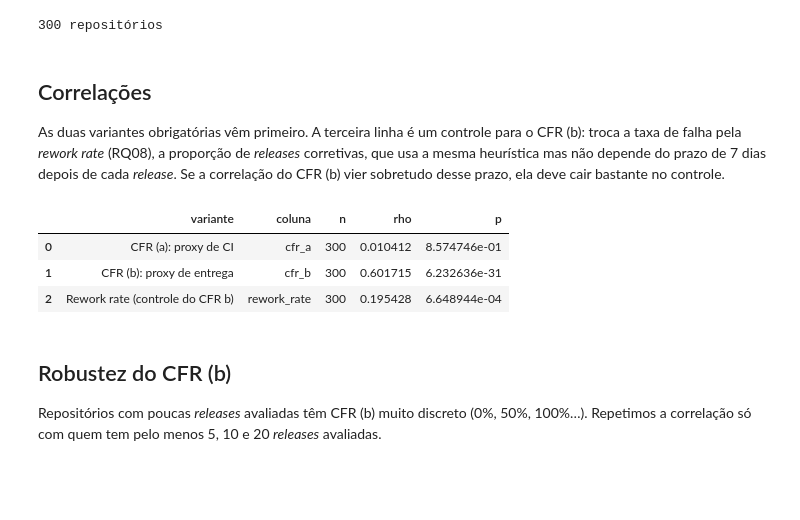
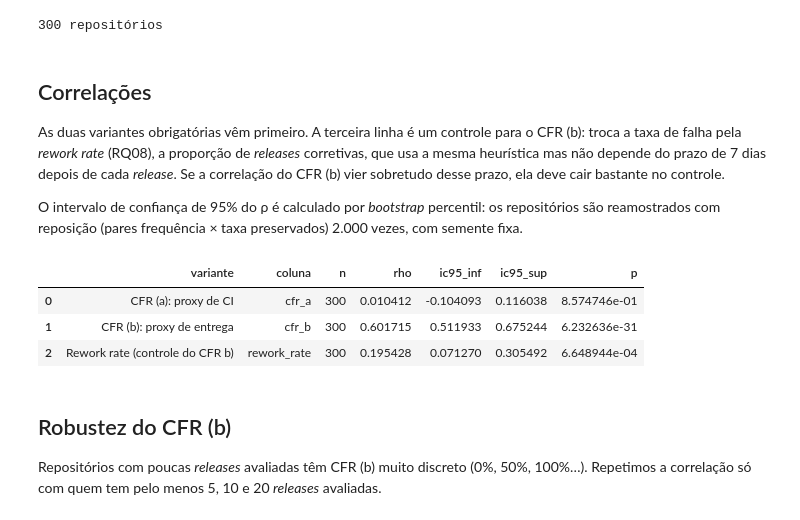
Before and after one commit to GastonZinhow/lab-experimentacao-software, a Jupyter notebook: lab03/analise/rq05_spearman.ipynb, the cells around one changed output. Cells and saved outputs as stored; diff of their text form; code cells hidden in the pictures; blank space fills up the shorter version.

Commit message:
feat(#66): intervalo de confianca do rho de Spearman

```diff
--- a/lab03/analise/rq05_spearman.ipynb
+++ b/lab03/analise/rq05_spearman.ipynb
@@ -26,25 +30,29 @@ print(f'{len(df)} repositórios')
 ## Correlações
 
 As duas variantes obrigatórias vêm primeiro. A terceira linha é um controle para o CFR (b): troca a taxa de falha pela *rework rate* (RQ08), a proporção de *releases* corretivas, que usa a mesma heurística mas não depende do prazo de 7 dias depois de cada *release*. Se a correlação do CFR (b) vier sobretudo desse prazo, ela deve cair bastante no controle.
+
+O intervalo de confiança de 95% do ρ é calculado por *bootstrap* percentil: os repositórios são reamostrados com reposição (pares frequência × taxa preservados) 2.000 vezes, com semente fixa.
 # %%
 VARIANTES = {
     'cfr_a': 'CFR (a): proxy de CI',
     'cfr_b': 'CFR (b): proxy de entrega',
     'rework_rate': 'Rework rate (controle do CFR b)',
 }
 linhas = []
 for coluna, rotulo in VARIANTES.items():
     pares = df[['deploy_freq_release', coluna]].dropna()
     rho, p = spearmanr(pares['deploy_freq_release'], pares[coluna])
-    linhas.append({'variante': rotulo, 'coluna': coluna, 'n': len(pares), 'rho': rho, 'p': p})
+    ic_inf, ic_sup = ic_spearman(pares['deploy_freq_release'], pares[coluna])
+    linhas.append({'variante': rotulo, 'coluna': coluna, 'n': len(pares), 'rho': rho,
+                   'ic95_inf': ic_inf, 'ic95_sup': ic_sup, 'p': p})
 spearman = pd.DataFrame(linhas)
 spearman.to_csv(TABELAS / 'rq05_spearman.csv', index=False)
 spearman
 # %% [output]
-|  | variante | coluna | n | rho | p |
-| 0 | CFR (a): proxy de CI | cfr_a | 300 | 0.010412 | 8.574746e-01 |
-| 1 | CFR (b): proxy de entrega | cfr_b | 300 | 0.601715 | 6.232636e-31 |
-| 2 | Rework rate (controle do CFR b) | rework_rate | 300 | 0.195428 | 6.648944e-04 |
+|  | variante | coluna | n | rho | ic95_inf | ic95_sup | p |
+| 0 | CFR (a): proxy de CI | cfr_a | 300 | 0.010412 | -0.104093 | 0.116038 | 8.574746e-01 |
+| 1 | CFR (b): proxy de entrega | cfr_b | 300 | 0.601715 | 0.511933 | 0.675244 | 6.232636e-31 |
+| 2 | Rework rate (controle do CFR b) | rework_rate | 300 | 0.195428 | 0.071270 | 0.305492 | 6.648944e-04 |
 # %% [markdown]
 ## Robustez do CFR (b)
 
```
Also changed, not shown: parts of 1 cell of this notebook, 1 other file.
